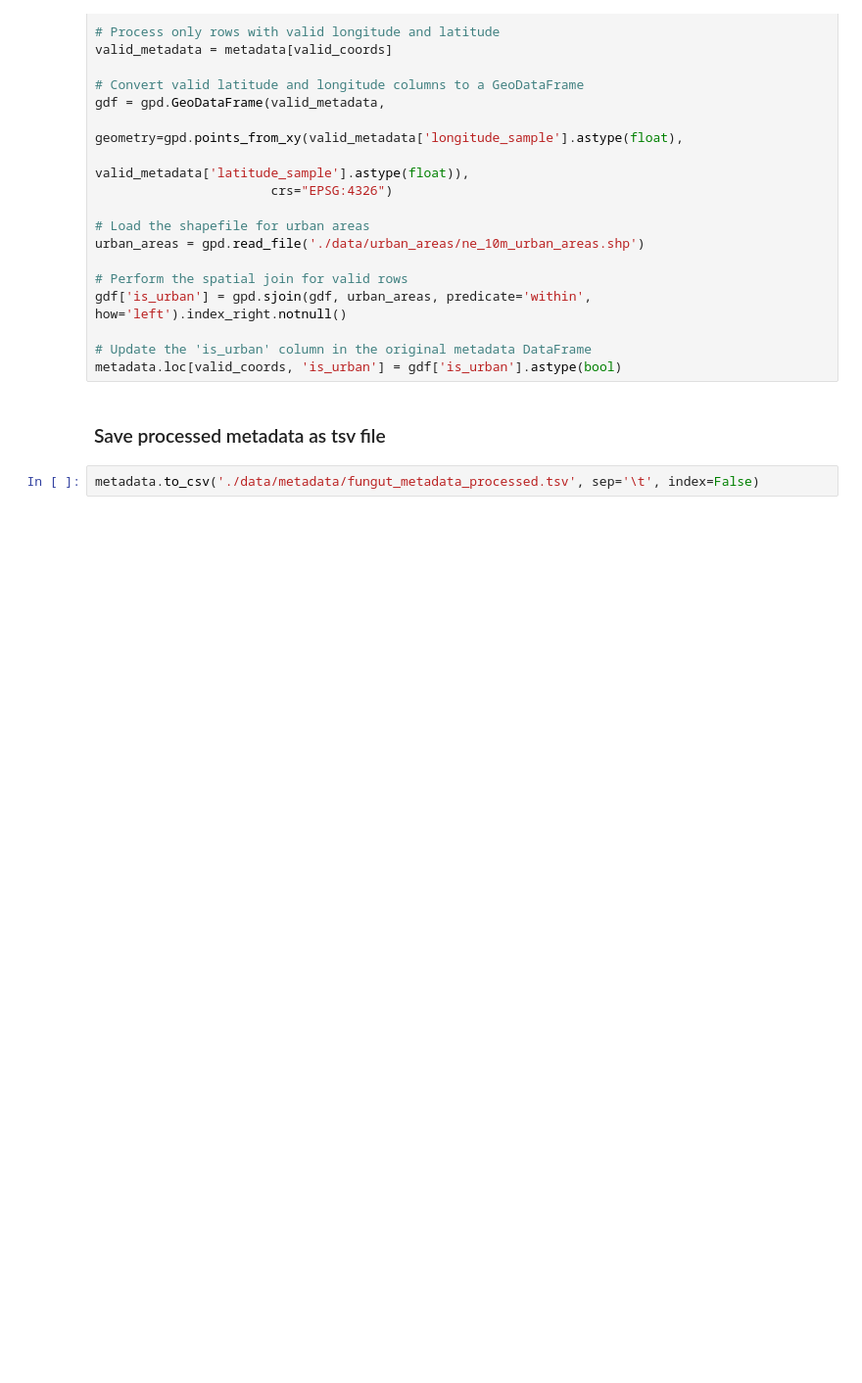
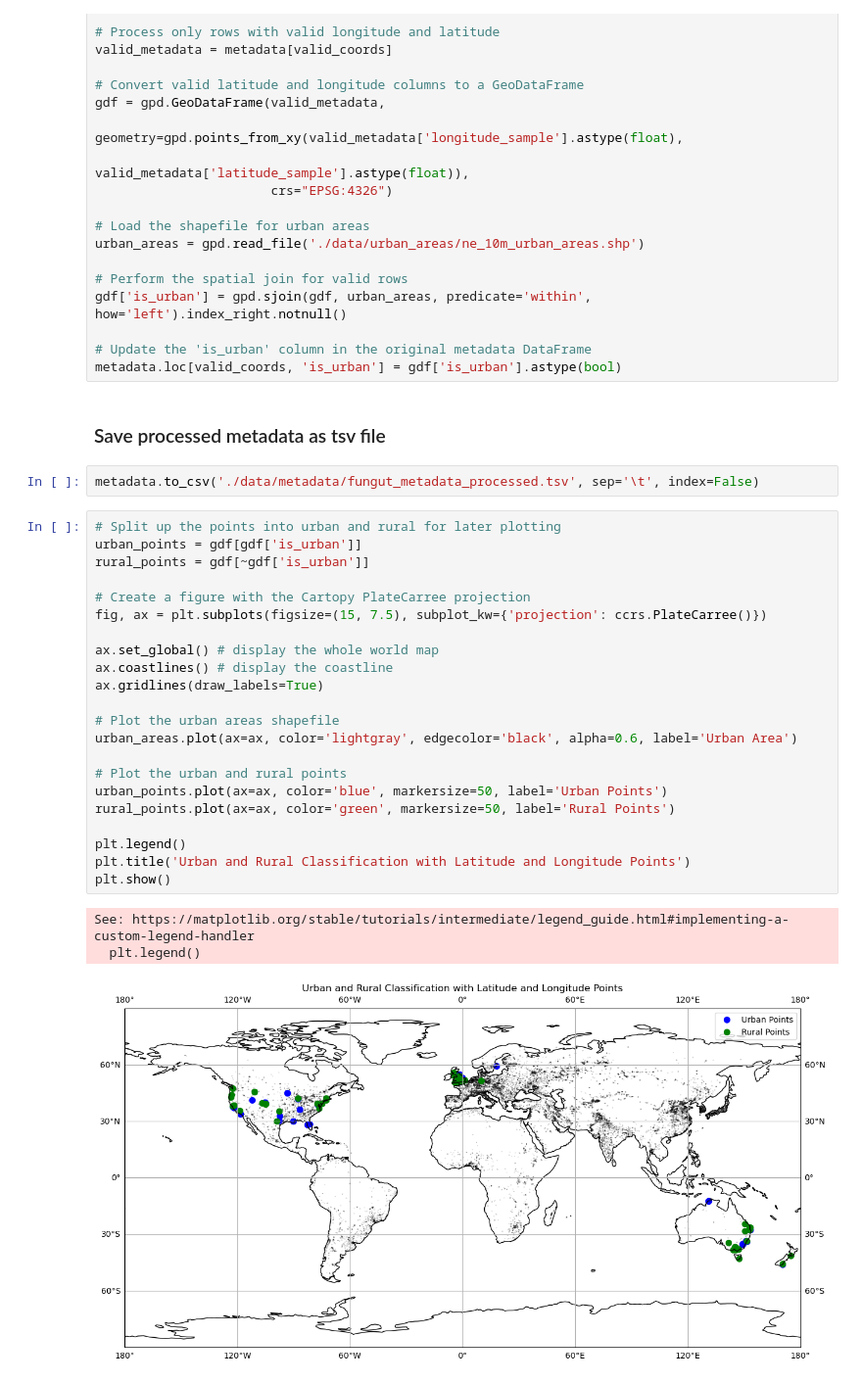
Before and after one commit to JRudyRay/FunGut2, a Jupyter notebook: full-pipeline/02_metadata_preprocessing.ipynb, the cells around one changed output. Shown: that part at 98% size. Drawn from its saved outputs; the diff is of its cells as text; blank space fills up the shorter version.

Commit message:
geo plot in EDA

```diff
--- a/full-pipeline/02_metadata_preprocessing.ipynb
+++ b/full-pipeline/02_metadata_preprocessing.ipynb
@@ -131,3 +169,29 @@ metadata.loc[valid_coords, 'is_urban'] = gdf['is_urban'].astype(bool)
 ### Save processed metadata as tsv file
 # %%
 metadata.to_csv('./data/metadata/fungut_metadata_processed.tsv', sep='\t', index=False)
+# %%
+# Split up the points into urban and rural for later plotting
+urban_points = gdf[gdf['is_urban']]
+rural_points = gdf[~gdf['is_urban']]
+
+# Create a figure with the Cartopy PlateCarree projection
+fig, ax = plt.subplots(figsize=(15, 7.5), subplot_kw={'projection': ccrs.PlateCarree()})
+
+ax.set_global() # display the whole world map
+ax.coastlines() # display the coastline
+ax.gridlines(draw_labels=True)
+
+# Plot the urban areas shapefile
+urban_areas.plot(ax=ax, color='lightgray', edgecolor='black', alpha=0.6, label='Urban Area')
+
+# Plot the urban and rural points
+urban_points.plot(ax=ax, color='blue', markersize=50, label='Urban Points')
+rural_points.plot(ax=ax, color='green', markersize=50, label='Rural Points')
+
+plt.legend()
+plt.title('Urban and Rural Classification with Latitude and Longitude Points')
+plt.show()
+# %% [output]
+See: https://matplotlib.org/stable/tutorials/intermediate/legend_guide.html#implementing-a-custom-legend-handler
+  plt.legend()
+[figure, added]
```
Also changed, not shown: parts of 3 cells of this notebook, 1 other file.
